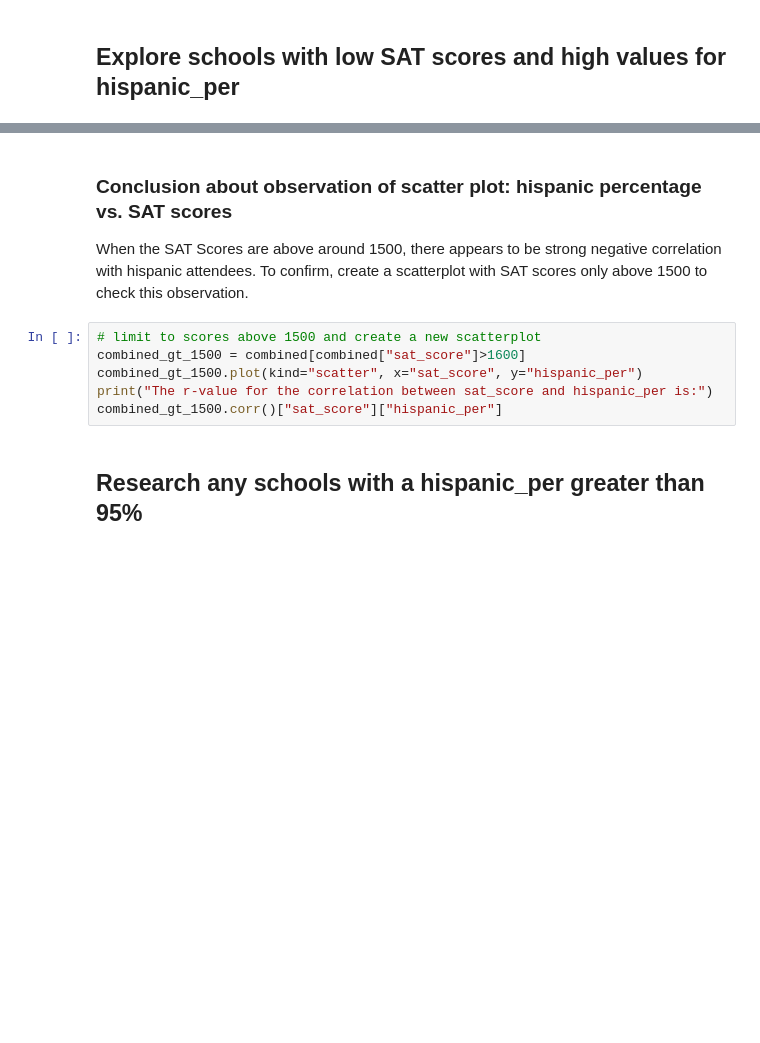
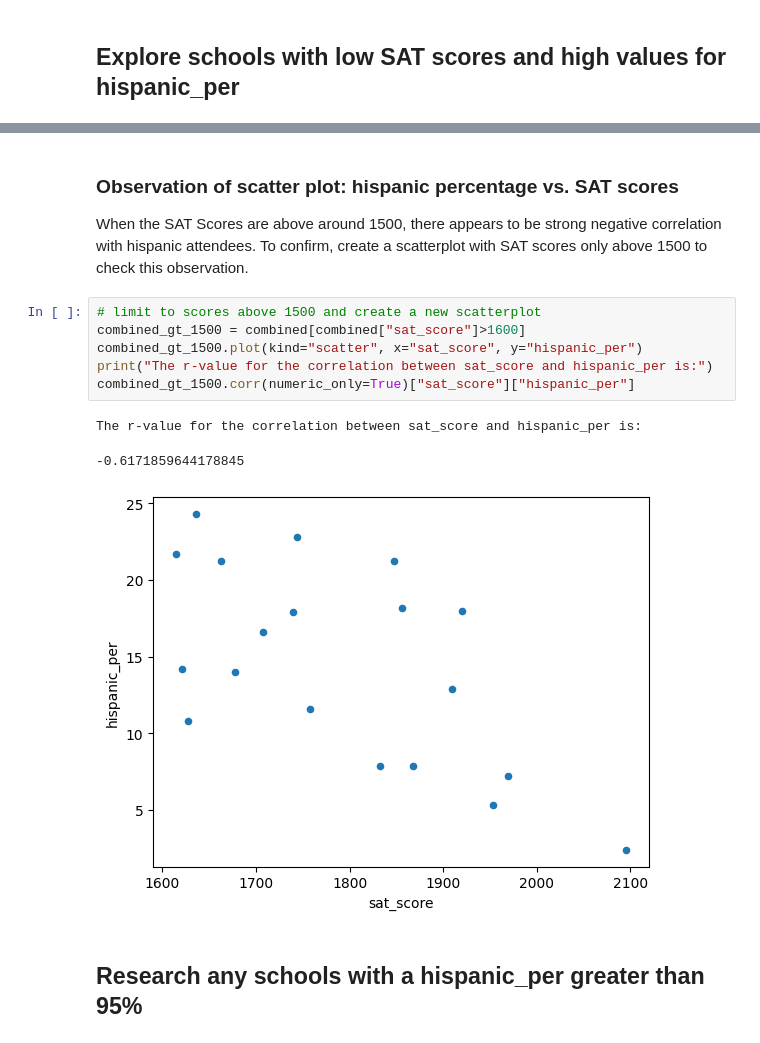
Before and after one commit to skillspark/learn-data-analysis, a Jupyter notebook: Schools.ipynb, the cells around one changed output, grey strips where cells are left out. Cells and saved outputs as stored; diff of their text form; blank space fills up the shorter version.

```diff
--- a/Schools.ipynb
+++ b/Schools.ipynb
@@ -266,12 +272,16 @@ combined.plot(kind="scatter", x="sat_score", y="hispanic_per")
 # %% [markdown]
-### Conclusion about observation of scatter plot: hispanic percentage vs. SAT scores
+### Observation of scatter plot: hispanic percentage vs. SAT scores
 When the SAT Scores are above around 1500, there appears to be strong negative correlation with hispanic attendees. To confirm, create a scatterplot with SAT scores only above 1500 to check this observation.
 # %%
 # limit to scores above 1500 and create a new scatterplot
 combined_gt_1500 = combined[combined["sat_score"]>1600]
 combined_gt_1500.plot(kind="scatter", x="sat_score", y="hispanic_per")
 print("The r-value for the correlation between sat_score and hispanic_per is:")
-combined_gt_1500.corr()["sat_score"]["hispanic_per"]
+combined_gt_1500.corr(numeric_only=True)["sat_score"]["hispanic_per"]
+# %% [output]
+The r-value for the correlation between sat_score and hispanic_per is:
+-0.6171859644178845
+[figure, added]
 # %% [markdown]
 ## Research any schools with a hispanic_per greater than 95%
 # %%
```
Also changed, not shown: parts of 13 cells of this notebook.
